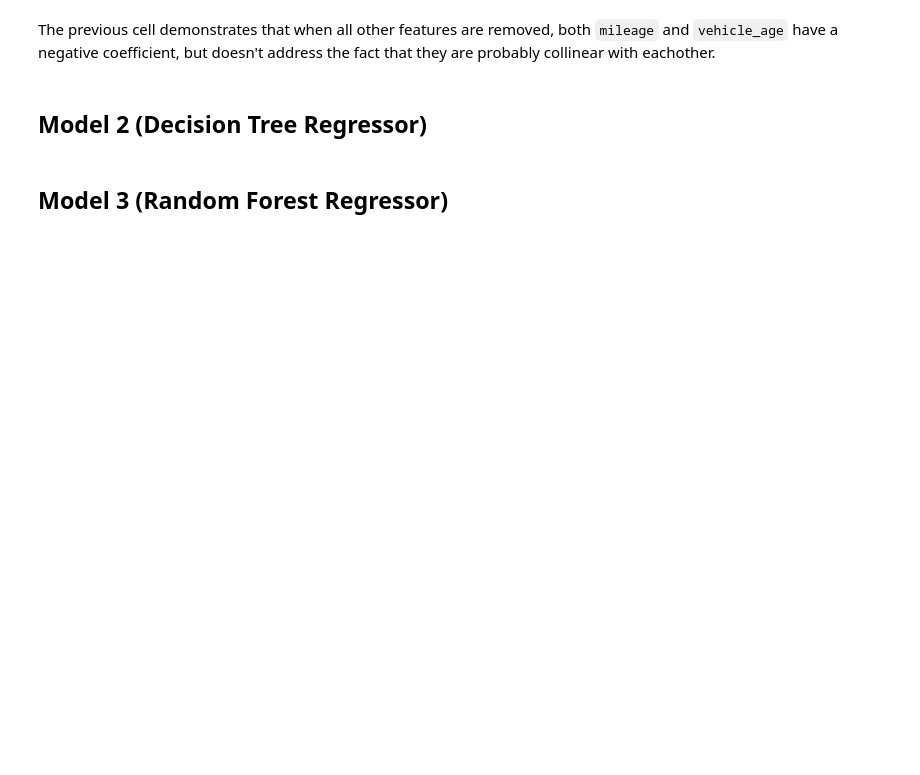
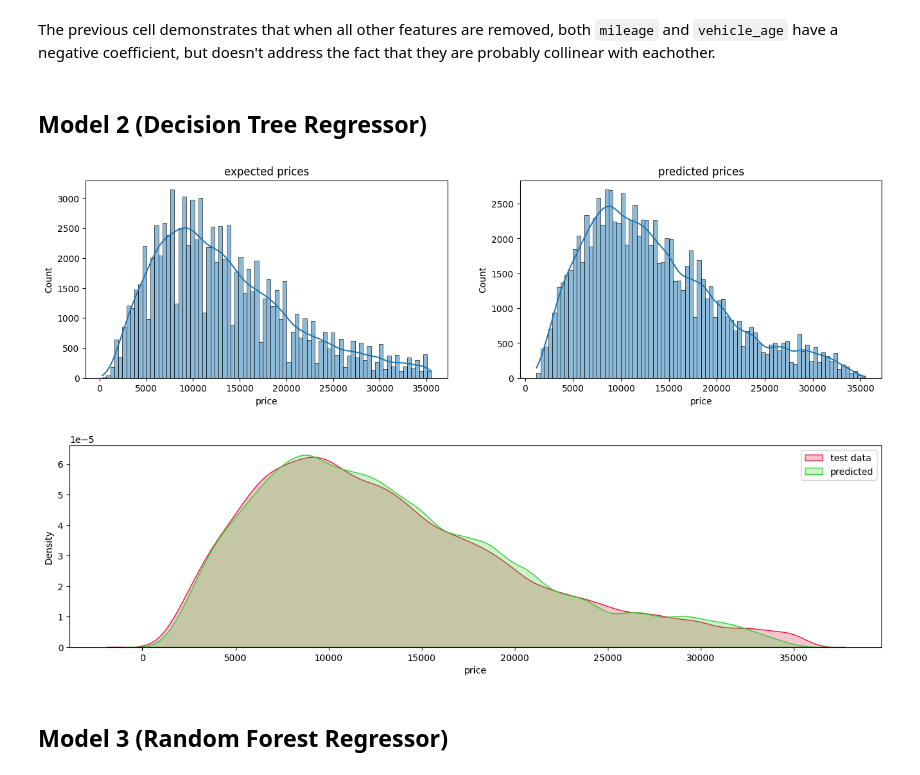
Before and after one commit to jake05050505/UA92-12-Applied_Artificial_Intelligence, a Jupyter notebook: assignment.ipynb, the cells around one changed output. Cells and saved outputs as stored; diff of their text form; code cells hidden in the pictures; blank space fills up the shorter version.

```diff
--- a/assignment.ipynb
+++ b/assignment.ipynb
@@ -576,19 +660,24 @@ The previous cell demonstrates that when all other features are removed, both `m
 # %%
 X = df.drop(columns='price')
 
 generate_test_split()
 generate_scaled_features()
 
-model = DecisionTreeRegressor(
+X_train, X_test = X_train_scaled, X_test_scaled
+
+dt_model = DecisionTreeRegressor(
     max_depth=15, # 15 gives the highest r_squared score, 16 gives the lowest mean_absolute_error
     min_samples_split=38, # 38 gives the highest r_squared score with the lowest error rates
     random_state=RANDOM_STATE_SEED
 )
-model.fit(X_train, y_train)
+dt_model.fit(X_train, y_train)
 
-y_pred = model.predict(X_test)
-log_metrics(y_pred, name=str(model))
+y_pred = dt_model.predict(X_test)
+log_metrics(y_pred, name=str(dt_model))
 show_comparison()
+# %% [output]
+[figure, added]
+[figure, added]
 # %% [markdown]
 ## Model 3 (Random Forest Regressor)
 # %%
```
Also changed, not shown: parts of 29 cells of this notebook, 1 other file.
